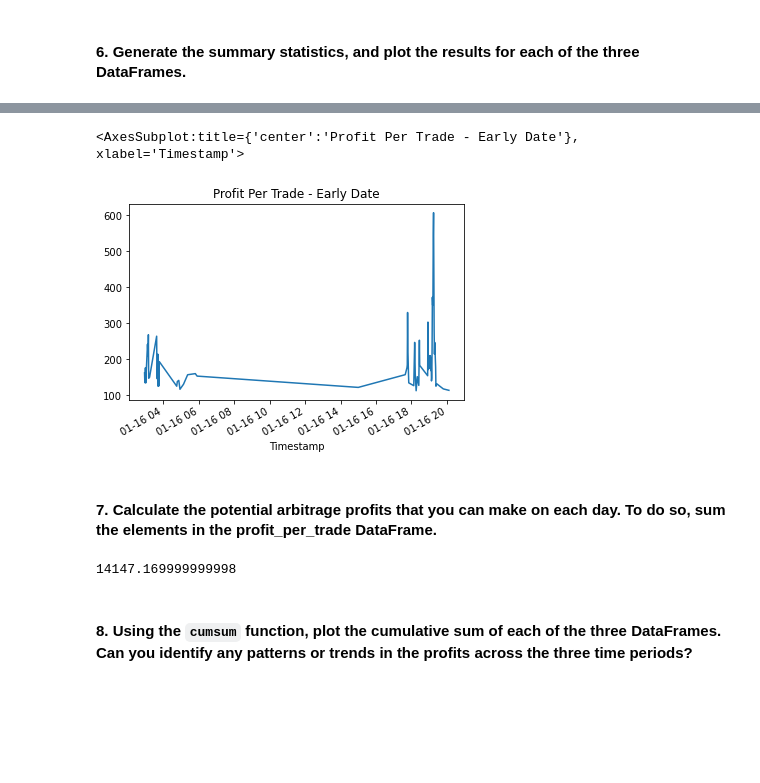
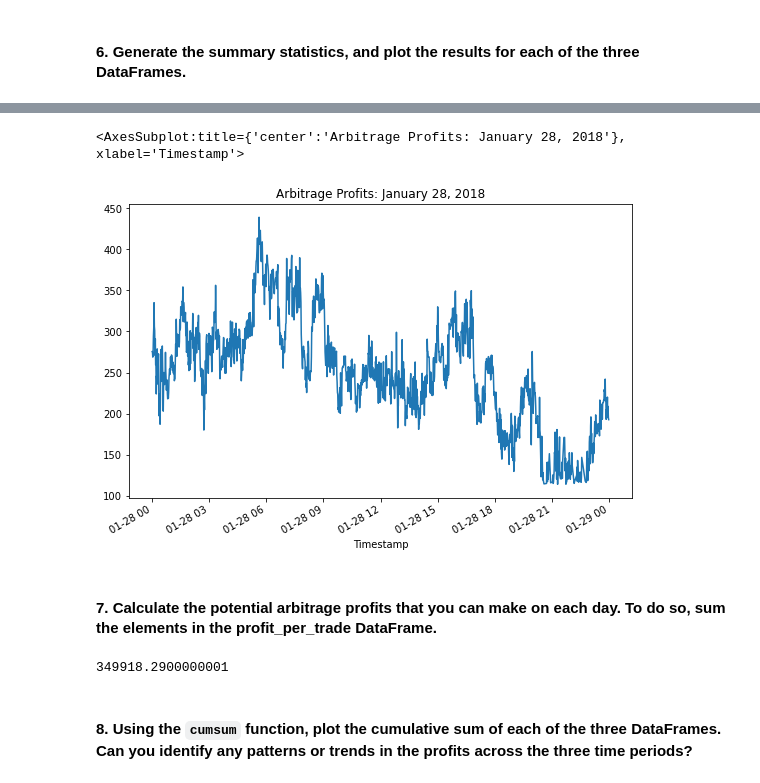
Before and after one commit to Sam-Weiner/Crypto_Arbitrage_Opp_Analysis, a Jupyter notebook: crypto_arbitrage.ipynb, the cells around one changed output, grey strips where cells are left out. Drawn from its saved outputs; the diff is of its cells as text; code cells hidden in the pictures; blank space fills up the shorter version.

```diff
--- a/crypto_arbitrage.ipynb
+++ b/crypto_arbitrage.ipynb
@@ -495,8 +495,8 @@ Calculate the potential profits for each date that you selected in the previous
 # %%
 # For the date early in the dataset, measure the arbitrage spread between the two exchanges
 # by subtracting the lower-priced exchange from the higher-priced one
-arbitrage_spread_early = # YOUR CODE HERE
+arbitrage_spread_early = bitstamp_sliced.loc["2018-01-28"] - coinbase_sliced.loc["2018-01-28"]
 
 # Use a conditional statement to generate the summary statistics for each arbitrage_spread DataFrame
-# YOUR CODE HERE
+arbitrage_spread_early[arbitrage_spread_early>0].describe()
 # %% [output]
@@ -514,8 +540,9 @@ Name: Close, dtype: float64
 # %%
 # For the date early in the dataset, calculate the spread returns by dividing the instances when the arbitrage spread is positive (> 0)
 # by the price of Bitcoin from the exchange you are buying on (the lower-priced exchange).
-spread_return_early= # YOUR CODE HERE
+spread_returns_early= arbitrage_spread_early[arbitrage_spread_early>0] / coinbase_sliced.loc["2018-01-28"]
+
 
 # Review the spread return DataFrame
-# YOUR CODE HERE
+spread_returns_early.describe()
 # %% [output]
@@ -531,9 +586,10 @@ Name: Close, dtype: float64
 # %%
 # For the date early in the dataset, determine the number of times your trades with positive returns
 # exceed the 1% minimum threshold (.01) that you need to cover your costs
-profitable_trades_early = # YOUR CODE HERE
+profitable_trades_early = spread_returns_early[spread_returns_early>.01]
+
 
 # Review the first five profitable trades
-# YOUR CODE HERE
+profitable_trades_early.head()
 # %% [output]
 Timestamp
@@ -564,12 +652,12 @@ Name: Close, dtype: float64
 # %%
 # For the date early in the dataset, calculate the potential profit per trade in dollars
 # Multiply the profitable trades by the cost of the Bitcoin that was purchased
-profit_early = # YOUR CODE HERE
+profit_early = profitable_trades_early * coinbase_sliced.loc["2018-01-28"]
 
 # Drop any missing values from the profit DataFrame
-profit_per_trade_early = # YOUR CODE HERE
+profit_per_trade_early = profit_early.dropna()
 
 # View the early profit DataFrame
-# YOUR CODE HERE
+profit_per_trade_early.head()
 # %% [output]
 Timestamp
@@ -603,16 +711,17 @@ Name: Close, dtype: float64
 # %%
 # Plot the results for the early profit per trade DataFrame
-# YOUR CODE HERE
+profit_per_trade_early.plot(figsize=(9,6), title="Arbitrage Profits: January 28, 2018")
 # %% [output]
-<AxesSubplot:title={'center':'Profit Per Trade - Early Date'}, xlabel='Timestamp'>
+<AxesSubplot:title={'center':'Arbitrage Profits: January 28, 2018'}, xlabel='Timestamp'>
-[figure, old version]
+[figure, new version]
 # %% [markdown]
 #### 7. Calculate the potential arbitrage profits that you can make on each day. To do so, sum the elements in the profit_per_trade DataFrame.
 # %%
 # Calculate the sum of the potential profits for the early profit per trade DataFrame
-# YOUR CODE HERE
+total_profit_early = profit_per_trade_early.sum()
+total_profit_early
 # %% [output]
-14147.169999999998
+349918.2900000001
 # %% [markdown]
 #### 8. Using the `cumsum` function, plot the cumulative sum of each of the three DataFrames. Can you identify any patterns or trends in the profits across the three time periods?
 # %%
```
Also changed, not shown: parts of 20 cells of this notebook.
